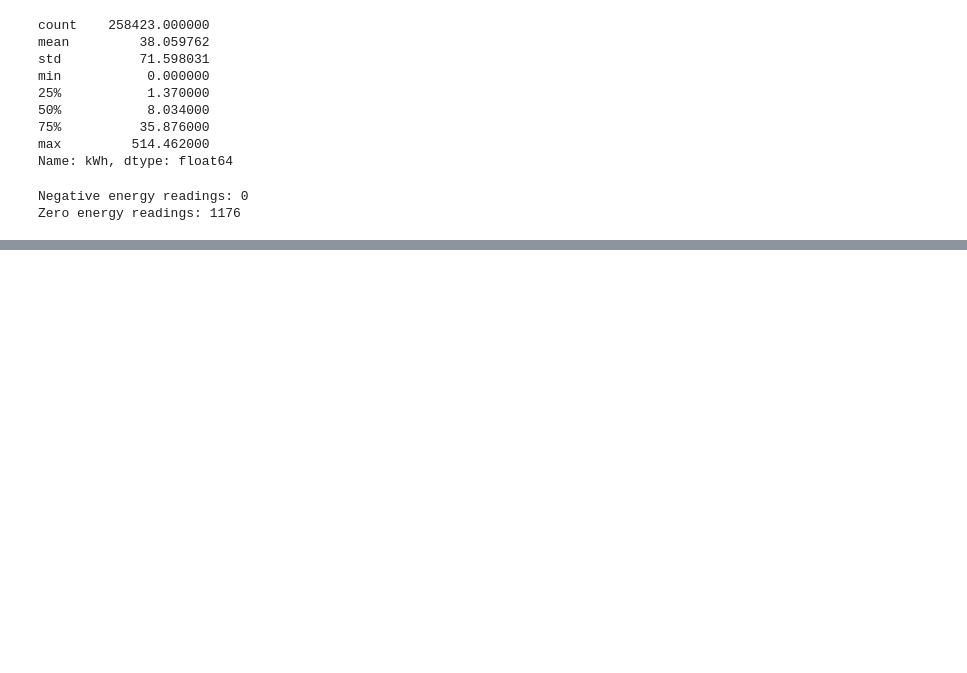
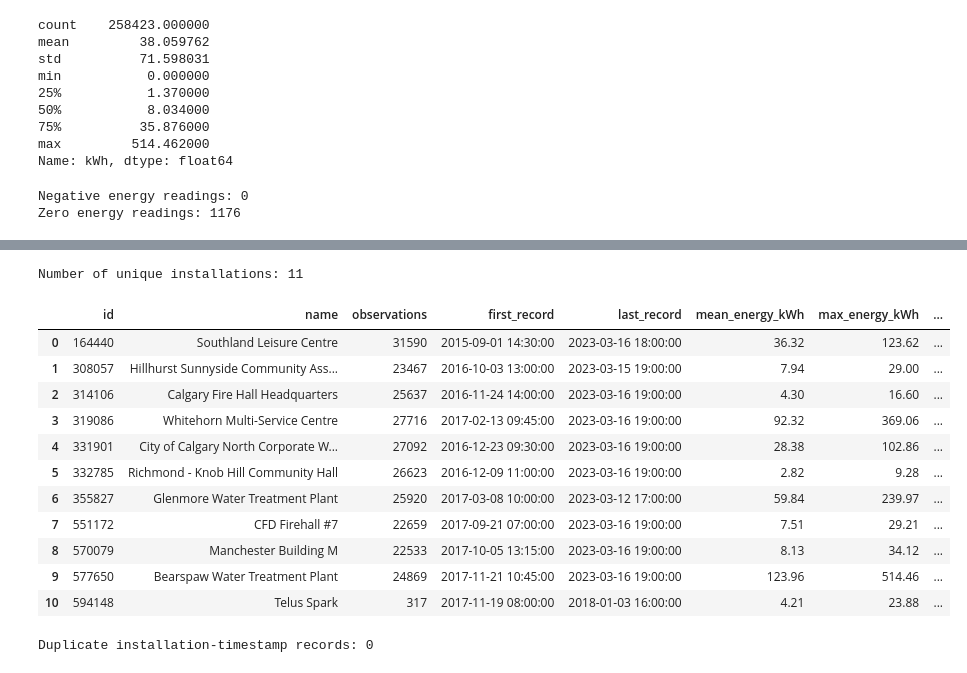
Before and after one commit to damisar/Solar-Energy-Production-Analysis, a Jupyter notebook: notebooks/solar_production_eda.ipynb, the cells around one changed output, grey strips where cells are left out. Drawn from its saved outputs; the diff is of its cells as text; code cells hidden in the pictures; blank space fills up the shorter version.

```diff
--- a/notebooks/solar_production_eda.ipynb
+++ b/notebooks/solar_production_eda.ipynb
@@ -195,0 +235,44 @@ Zero energy readings: 1176
+# %%
+
+# Examine the number of PV installations
+print("Number of unique installations:", df["id"].nunique())
+
+# Summarize observations and energy production by installation
+installation_summary = (
+    df.groupby(["id", "name"])
+    .agg(
+        observations=("kWh", "size"),
+        first_record=("date", "min"),
+        last_record=("date", "max"),
+        mean_energy_kWh=("kWh", "mean"),
+        max_energy_kWh=("kWh", "max"),
+        total_energy_kWh=("kWh", "sum")
+    )
+    .reset_index()
+)
+
+# Display the installation-level summary
+display(installation_summary.round(2))
+
+# Check repeated timestamps within the same installation
+duplicate_timestamps = df.duplicated(
+    subset=["id", "date"]
+).sum()
+
+print("Duplicate installation-timestamp records:",
+      duplicate_timestamps)
+# %% [output]
+Number of unique installations: 11
+|  | id | name | observations | first_record | last_record | mean_energy_kWh | max_energy_kWh | ... |
+| 0 | 164440 | Southland Leisure Centre | 31590 | 2015-09-01 14:30:00 | 2023-03-16 18:00:00 | 36.32 | 123.62 | ... |
+| 1 | 308057 | Hillhurst Sunnyside Community Ass... | 23467 | 2016-10-03 13:00:00 | 2023-03-15 19:00:00 | 7.94 | 29.00 | ... |
+| 2 | 314106 | Calgary Fire Hall Headquarters | 25637 | 2016-11-24 14:00:00 | 2023-03-16 19:00:00 | 4.30 | 16.60 | ... |
+| 3 | 319086 | Whitehorn Multi-Service Centre | 27716 | 2017-02-13 09:45:00 | 2023-03-16 19:00:00 | 92.32 | 369.06 | ... |
+| 4 | 331901 | City of Calgary North Corporate W... | 27092 | 2016-12-23 09:30:00 | 2023-03-16 19:00:00 | 28.38 | 102.86 | ... |
+| 5 | 332785 | Richmond - Knob Hill Community Hall | 26623 | 2016-12-09 11:00:00 | 2023-03-16 19:00:00 | 2.82 | 9.28 | ... |
+| 6 | 355827 | Glenmore Water Treatment Plant | 25920 | 2017-03-08 10:00:00 | 2023-03-12 17:00:00 | 59.84 | 239.97 | ... |
+| 7 | 551172 | CFD Firehall #7 | 22659 | 2017-09-21 07:00:00 | 2023-03-16 19:00:00 | 7.51 | 29.21 | ... |
+| 8 | 570079 | Manchester Building M | 22533 | 2017-10-05 13:15:00 | 2023-03-16 19:00:00 | 8.13 | 34.12 | ... |
+| 9 | 577650 | Bearspaw Water Treatment Plant | 24869 | 2017-11-21 10:45:00 | 2023-03-16 19:00:00 | 123.96 | 514.46 | ... |
+| 10 | 594148 | Telus Spark | 317 | 2017-11-19 08:00:00 | 2018-01-03 16:00:00 | 4.21 | 23.88 | ... |
+Duplicate installation-timestamp records: 0
```
Also changed, not shown: parts of 11 cells of this notebook.
